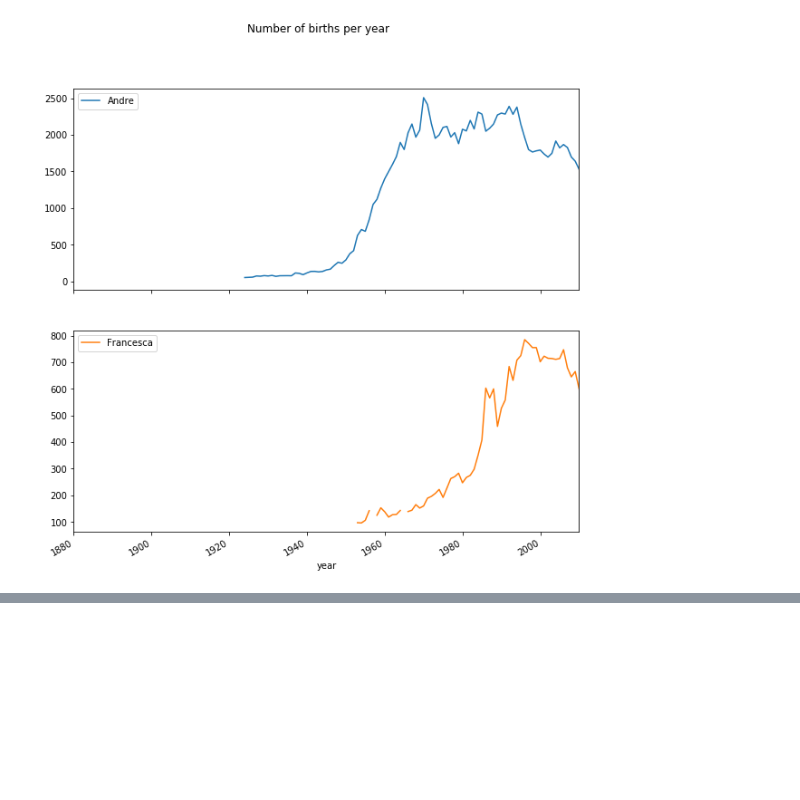
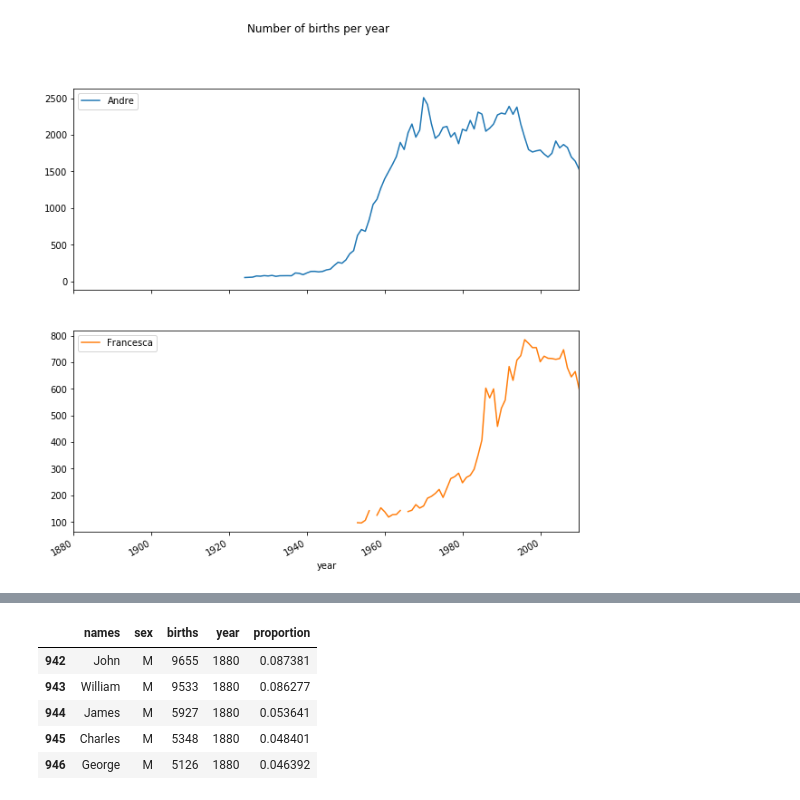
Before and after one commit to salmonofdoubt/MOOC, a Jupyter notebook: DA_OREILLY/CH02_INTRO_EXAMPLES/3_first_names.ipynb, the cells around one changed output, grey strips where cells are left out. Cells and saved outputs as stored; diff of their text form; code cells hidden in the pictures; blank space fills up the shorter version.

```diff
--- a/DA_OREILLY/CH02_INTRO_EXAMPLES/3_first_names.ipynb
+++ b/DA_OREILLY/CH02_INTRO_EXAMPLES/3_first_names.ipynb
@@ -180,0 +209,9 @@ array([<matplotlib.axes._subplots.AxesSubplot object at 0x...>,
+# %%
+boys.head()
+# %% [output]
+|  | names | sex | births | year | proportion |
+| 942 | John | M | 9655 | 1880 | 0.087381 |
+| 943 | William | M | 9533 | 1880 | 0.086277 |
+| 944 | James | M | 5927 | 1880 | 0.053641 |
+| 945 | Charles | M | 5348 | 1880 | 0.048401 |
+| 946 | George | M | 5126 | 1880 | 0.046392 |
```
Also changed, not shown: parts of 19 cells of this notebook, 1 other file.
